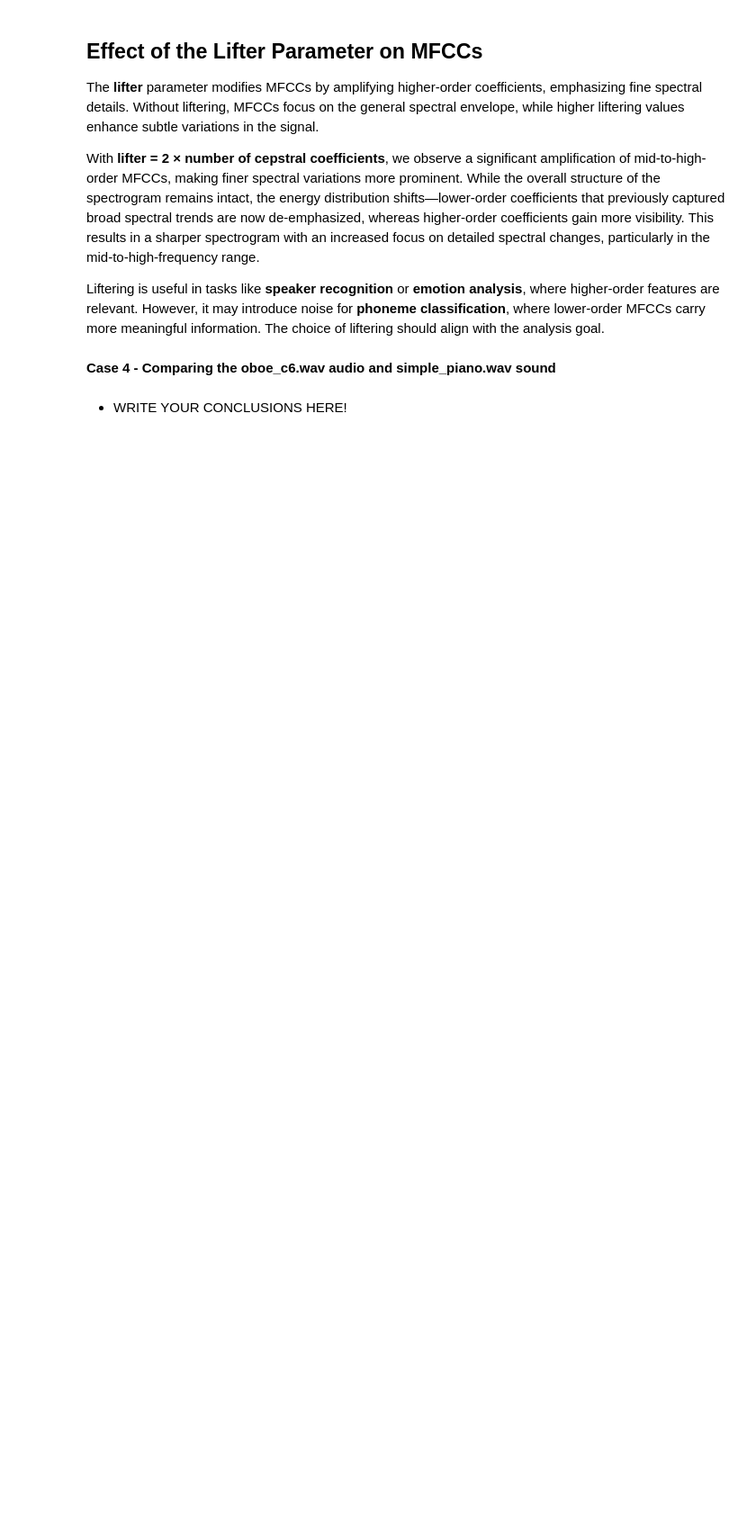
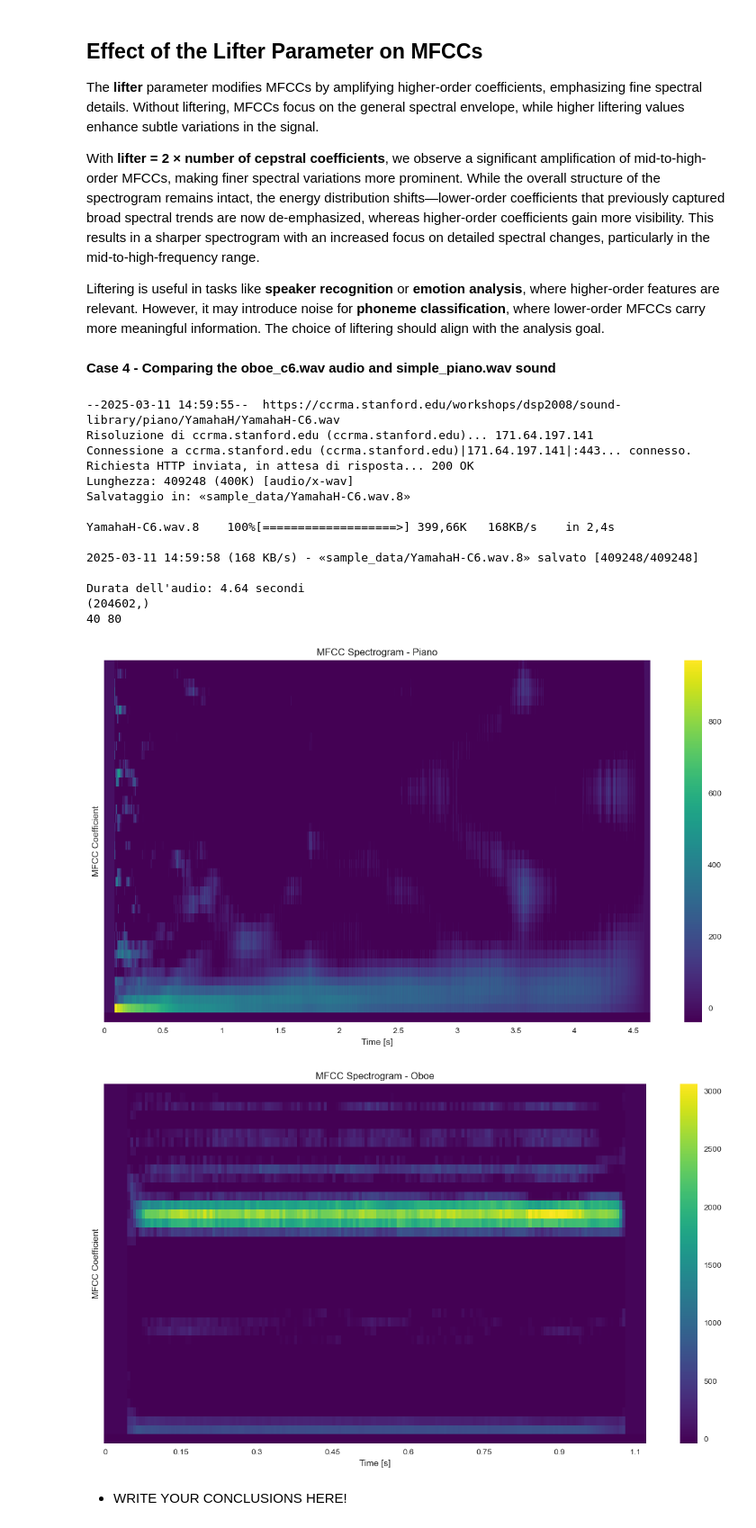
Before and after one commit to Carmenfranci/Selected, a Jupyter notebook: Lab_1_students.ipynb, the cells around one changed output. Shown at 90% size. Saved outputs shown, nothing was run; the diff lists cells and outputs as text; code cells hidden in the pictures; blank space fills up the shorter version.

```diff
--- a/Lab_1_students.ipynb
+++ b/Lab_1_students.ipynb
@@ -1118,2 +1114,60 @@ Liftering is useful in tasks like **speaker recognition** or **emotion analysis*
+# %%
+# !wget -P sample_data/ https://ccrma.stanford.edu/workshops/dsp2008/sound-library/piano/YamahaH/YamahaH-C6.wav
+# Add your code here!
+# ...
+
+!wget -P sample_data/ https://ccrma.stanford.edu/workshops/dsp2008/sound-library/piano/YamahaH/YamahaH-C6.wav
+
+pianoC6 , sr = librosa.load('sample_data/YamahaH-C6.wav', sr=None)
+# Calcola la durata in secondi
+duration = len(pianoC6) / sr
+
+# Stampa la durata
+print(f"Durata dell'audio: {duration:.2f} secondi")
+print(pianoC6.shape)
+oboeC6 , sr1 = librosa.load('sample_data/Oboe-C6.wav', sr=None)
+
+
+X_mfcc_piano = librosa.feature.mfcc(y=pianoC6, sr=sample_rate, n_fft=frame_length, hop_length=hop_size, n_mfcc=num_ceps,lifter=lifter)
+X_mfcc_oboe = librosa.feature.mfcc(y=oboeC6, sr=sample_rate, n_fft=frame_length, hop_length=hop_size, n_mfcc=num_ceps,lifter=lifter)
+
+print(num_ceps,lifter)
+
+# Visualizza lo spettrogramma degli MFCC
+plt.figure(figsize=(15,8))
+librosa.display.specshow(X_mfcc_piano, sr=sr, hop_length=hop_size, x_axis='time', cmap='viridis')
+plt.clim(-40,None)
+plt.colorbar()
+plt.xlabel('Time [s]')
+plt.ylabel('MFCC Coefficient')
+plt.title('MFCC Spectrogram - Piano')
+plt.show()
+
+# Visualizza lo spettrogramma degli MFCC
+plt.figure(figsize=(15,8))
+librosa.display.specshow(X_mfcc_oboe, sr=sr1, hop_length=hop_size, x_axis='time', cmap='viridis')
+plt.clim(-40,None)
+plt.colorbar()
+plt.xlabel('Time [s]')
+plt.ylabel('MFCC Coefficient')
+plt.title('MFCC Spectrogram - Oboe')
+plt.show()
+# %% [output]
+--2025-03-11 14:59:55--  https://ccrma.stanford.edu/workshops/dsp2008/sound-library/piano/YamahaH/YamahaH-C6.wav
+Risoluzione di ccrma.stanford.edu (ccrma.stanford.edu)... 171.64.197.141
+Connessione a ccrma.stanford.edu (ccrma.stanford.edu)|171.64.197.141|:443... connesso.
+Richiesta HTTP inviata, in attesa di risposta... 200 OK
+Lunghezza: 409248 (400K) [audio/x-wav]
+Salvataggio in: «sample_data/YamahaH-C6.wav.8»
+
+YamahaH-C6.wav.8    100%[===================>] 399,66K   168KB/s    in 2,4s
+
+2025-03-11 14:59:58 (168 KB/s) - «sample_data/YamahaH-C6.wav.8» salvato [409248/409248]
+
+Durata dell'audio: 4.64 secondi
+(204602,)
+40 80
+[figure, added]
+[figure, added]
 # %% [markdown]
 * WRITE YOUR CONCLUSIONS HERE!
```
Also changed, not shown: parts of 1 cell of this notebook, 9 other files.
